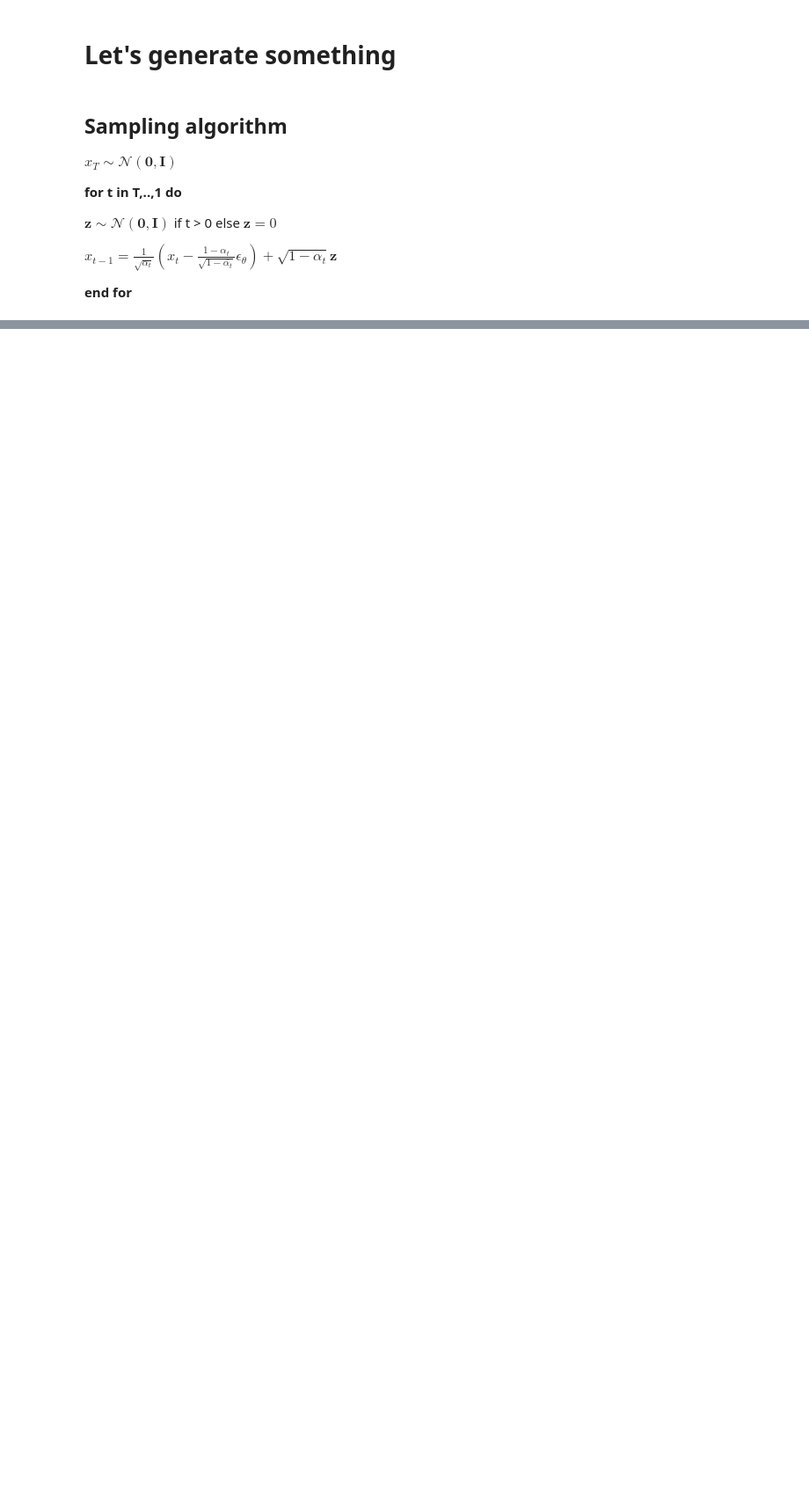
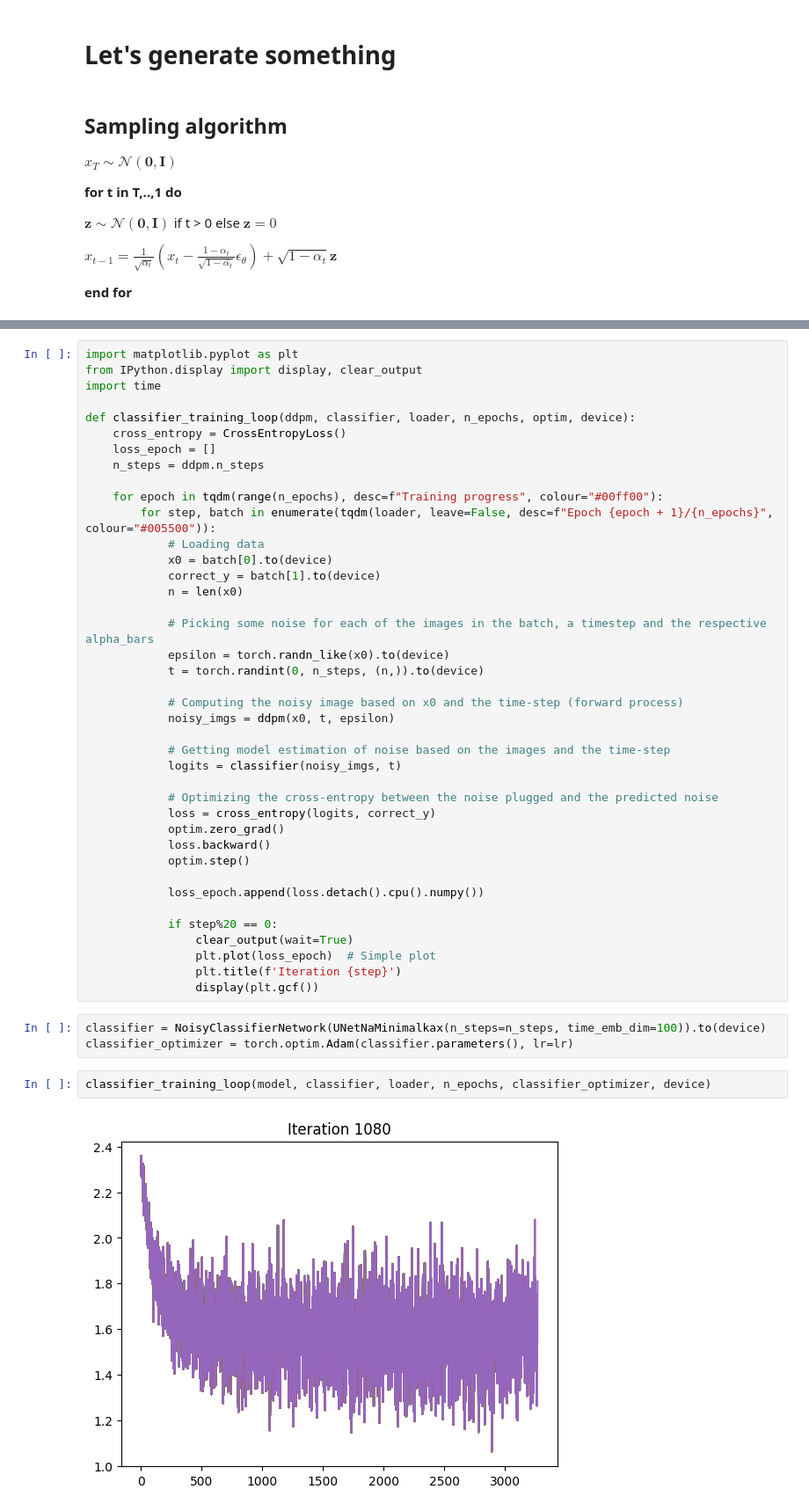
Before and after one commit to germanKoch/diffusion, a Jupyter notebook: diffusion-model.ipynb, the cells around one changed output, grey strips where cells are left out. Shown at 88% size. Saved outputs shown, nothing was run; the diff lists cells and outputs as text; blank space fills up the shorter version.

```diff
--- a/diffusion-model.ipynb
+++ b/diffusion-model.ipynb
@@ -415,0 +434,47 @@ show_images(generated)
+# %%
+import matplotlib.pyplot as plt
+from IPython.display import display, clear_output
+import time
+
+def classifier_training_loop(ddpm, classifier, loader, n_epochs, optim, device):
+    cross_entropy = CrossEntropyLoss()
+    loss_epoch = []
+    n_steps = ddpm.n_steps
+
+    for epoch in tqdm(range(n_epochs), desc=f"Training progress", colour="#00ff00"):
+        for step, batch in enumerate(tqdm(loader, leave=False, desc=f"Epoch {epoch + 1}/{n_epochs}", colour="#005500")):
+            # Loading data
+            x0 = batch[0].to(device)
+            correct_y = batch[1].to(device)
+            n = len(x0)
+
+            # Picking some noise for each of the images in the batch, a timestep and the respective alpha_bars
+            epsilon = torch.randn_like(x0).to(device)
+            t = torch.randint(0, n_steps, (n,)).to(device)
+
+            # Computing the noisy image based on x0 and the time-step (forward process)
+            noisy_imgs = ddpm(x0, t, epsilon)
+
+            # Getting model estimation of noise based on the images and the time-step
+            logits = classifier(noisy_imgs, t)
+
+            # Optimizing the cross-entropy between the noise plugged and the predicted noise
+            loss = cross_entropy(logits, correct_y)
+            optim.zero_grad()
+            loss.backward()
+            optim.step()
+
+            loss_epoch.append(loss.detach().cpu().numpy())
+
+            if step%20 == 0:
+                clear_output(wait=True)
+                plt.plot(loss_epoch)  # Simple plot
+                plt.title(f'Iteration {step}')
+                display(plt.gcf())
+# %%
+classifier = NoisyClassifierNetwork(UNetNaMinimalkax(n_steps=n_steps, time_emb_dim=100)).to(device)
+classifier_optimizer = torch.optim.Adam(classifier.parameters(), lr=lr)
+# %%
+classifier_training_loop(model, classifier, loader, n_epochs, classifier_optimizer, device)
+# %% [output]
+[figure, added]
```
Also changed, not shown: parts of 16 cells of this notebook.
